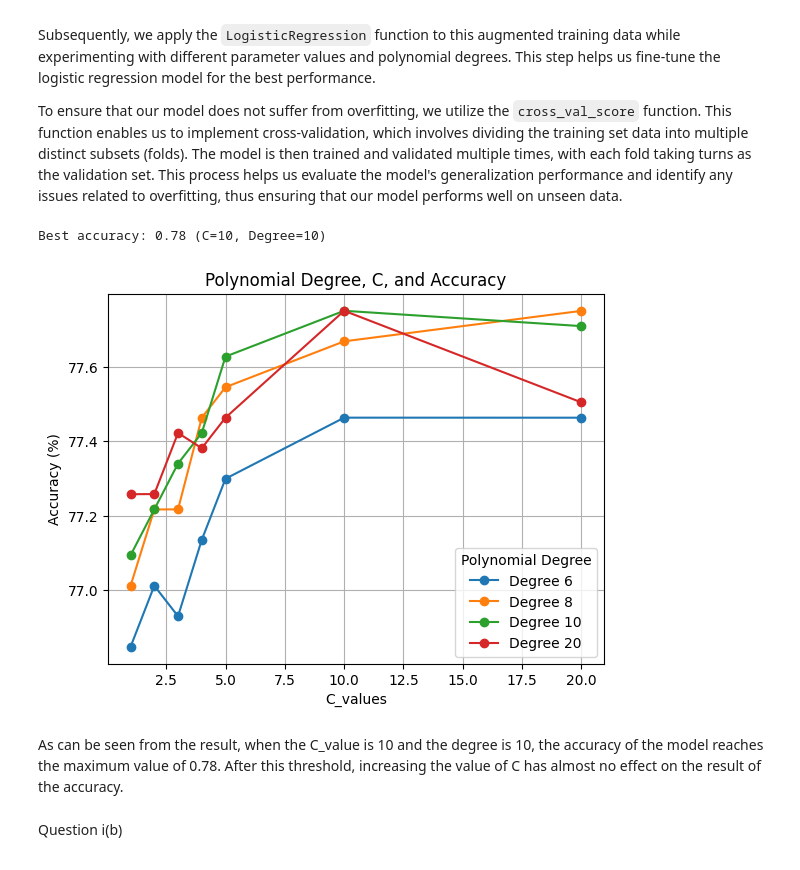
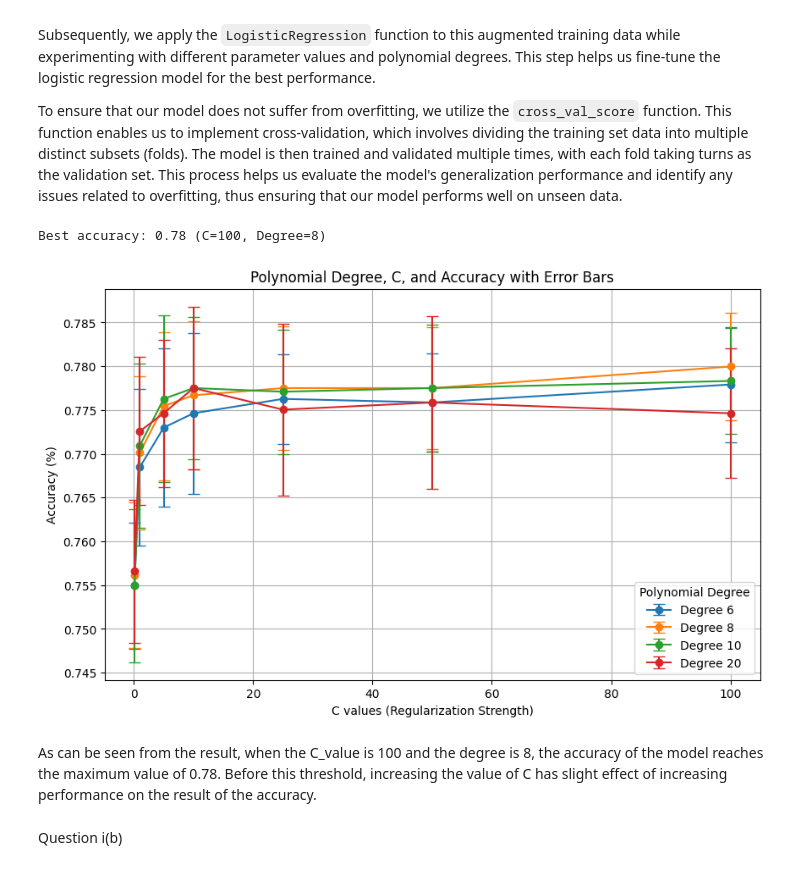
Before and after one commit to M2-Luminous/CSU44061-Machine-Learning, a Jupyter notebook: week4/week4_assign.ipynb, the cells around one changed output. Saved outputs shown, nothing was run; the diff lists cells and outputs as text; code cells hidden in the pictures.

```diff
--- a/week4/week4_assign.ipynb
+++ b/week4/week4_assign.ipynb
@@ -48,46 +48,60 @@ Subsequently, we apply the `LogisticRegression` function to this augmented train
 
 To ensure that our model does not suffer from overfitting, we utilize the `cross_val_score` function. This function enables us to implement cross-validation, which involves dividing the training set data into multiple distinct subsets (folds). The model is then trained and validated multiple times, with each fold taking turns as the validation set. This process helps us evaluate the model's generalization performance and identify any issues related to overfitting, thus ensuring that our model performs well on unseen data.
 # %%
-def logistic_fine_tune_paragrams(c_list, degree_list, x, y, cv=5):
+def logistic_fine_tune_parameters(c_list, degree_list, x, y, cv=5):
     best_acc = 0
     best_c = 0
     best_degree = 0
 
+    # Set up the figure for the plot
+    plt.figure(figsize=(10, 6))
+
+    # Iterate through degrees
     for degree in degree_list:
         x_poly = PolynomialFeatures(degree).fit_transform(x)
         accuracy = []
+        std_devs = []
 
+        # Iterate through C values
         for c in c_list:
             model = LogisticRegression(penalty='l2', C=c, solver='lbfgs', max_iter=1000)
             train_score = cross_val_score(model, x_poly, y, cv=cv, scoring='accuracy')
 
             curr_acc = train_score.mean()
-            accuracy.append(curr_acc * 100)
+            curr_std = train_score.std()
+            accuracy.append(curr_acc)
+            std_devs.append(curr_std)
 
             if curr_acc > best_acc:
                 best_acc = curr_acc
                 best_c = c
                 best_degree = degree
 
-        plt.plot(c_list, accuracy, label=f'Degree {degree}', marker='o')
+        # Plot the accuracy with error bars for each degree
+        plt.errorbar(c_list, accuracy, yerr=std_devs, label=f'Degree {degree}', marker='o', capsize=5)
 
+    # Display best parameters found
     print(f"Best accuracy: {best_acc:.2f} (C={best_c}, Degree={best_degree})")
 
-    plt.xlabel('C_values')
+    # Set up labels and titles
+    plt.xlabel('C values (Regularization Strength)')
     plt.ylabel('Accuracy (%)')
     plt.legend(title='Polynomial Degree')
-    plt.title("Polynomial Degree, C, and Accuracy")
+    plt.title("Polynomial Degree, C, and Accuracy with Error Bars")
     plt.grid(True)
     plt.show()
 
-C_range = [1, 2, 3, 4, 5, 10, 20]
+# Define C and degree ranges
+C_range = [0.1, 1, 5, 10, 25, 50, 100]
 degree_range = [6, 8, 10, 20]
-logistic_fine_tune_paragrams(C_range, degree_range, x_train, y_train)
+
+# Call the function with the training data
+logistic_fine_tune_parameters(C_range, degree_range, x_train, y_train)
 # %% [output]
-Best accuracy: 0.78 (C=10, Degree=10)
+Best accuracy: 0.78 (C=100, Degree=8)
-[figure, old version]
+[figure, new version]
 # %% [markdown]
-As can be seen from the result, when the C_value is 10 and the degree is 10, the accuracy of the model reaches the maximum value of 0.78. After this threshold, increasing the value of C has almost no effect on the result of the accuracy.
+As can be seen from the result, when the C_value is 100 and the degree is 8, the accuracy of the model reaches the maximum value of 0.78. Before this threshold, increasing the value of C has slight effect of increasing performance on the result of the accuracy.
 # %% [markdown]
 Question i(b)
 # %%
```
Also changed, not shown: parts of 8 cells of this notebook, 1 other file.
